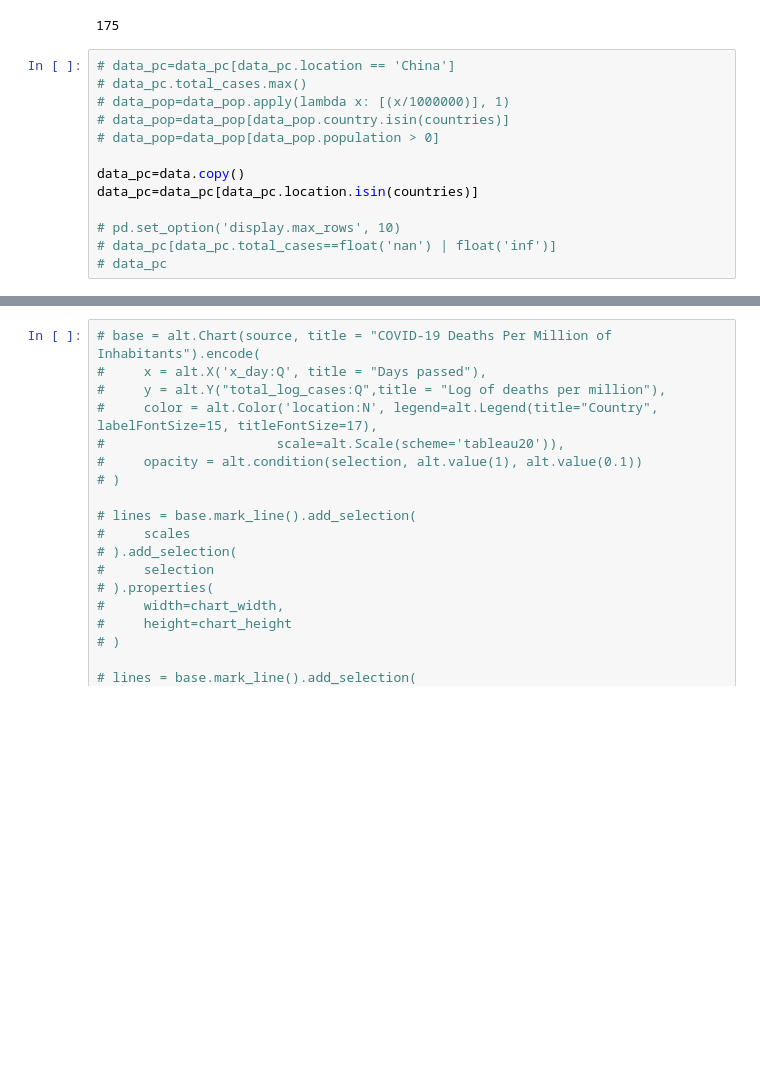
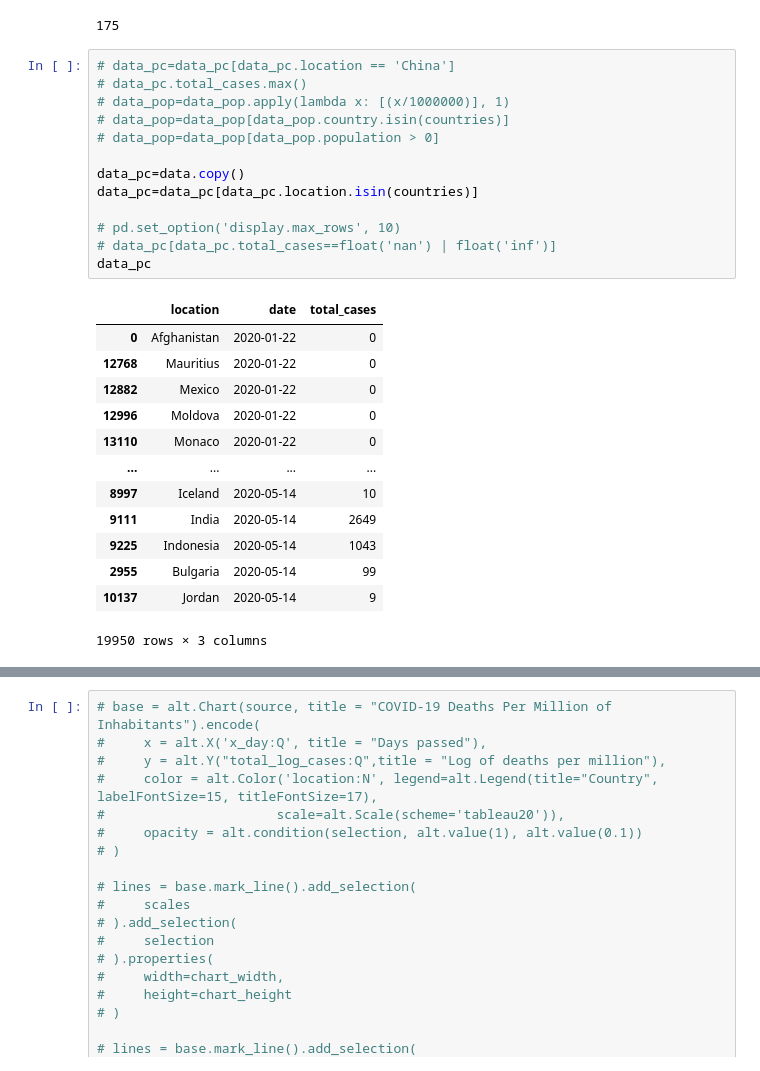
Before and after one commit to Guneetgstar/covid19, a Jupyter notebook: _notebooks/2020-05-13-cases-per-million-population-worldwide-comparision.ipynb, the cells around one changed output, grey strips where cells are left out. Drawn from its saved outputs; the diff is of its cells as text; blank space fills up the shorter version.

```diff
--- a/_notebooks/2020-05-13-cases-per-million-population-worldwide-comparision.ipynb
+++ b/_notebooks/2020-05-13-cases-per-million-population-worldwide-comparision.ipynb
@@ -48,16 +42,30 @@ display(data_pop.country.unique().size , countries.size)
 # %%
 # data_pc=data_pc[data_pc.location == 'China']
 # data_pc.total_cases.max()
 # data_pop=data_pop.apply(lambda x: [(x/1000000)], 1)
 # data_pop=data_pop[data_pop.country.isin(countries)]
 # data_pop=data_pop[data_pop.population > 0]
 
 data_pc=data.copy()
 data_pc=data_pc[data_pc.location.isin(countries)]
 
 # pd.set_option('display.max_rows', 10)
 # data_pc[data_pc.total_cases==float('nan') | float('inf')]
-# data_pc
+data_pc
+# %% [output]
+|  | location | date | total_cases |
+| 0 | Afghanistan | 2020-01-22 | 0 |
+| 12768 | Mauritius | 2020-01-22 | 0 |
+| 12882 | Mexico | 2020-01-22 | 0 |
+| 12996 | Moldova | 2020-01-22 | 0 |
+| 13110 | Monaco | 2020-01-22 | 0 |
+| ... | ... | ... | ... |
+| 8997 | Iceland | 2020-05-14 | 10 |
+| 9111 | India | 2020-05-14 | 2649 |
+| 9225 | Indonesia | 2020-05-14 | 1043 |
+| 2955 | Bulgaria | 2020-05-14 | 99 |
+| 10137 | Jordan | 2020-05-14 | 9 |
+19950 rows × 3 columns
 # %%
 for i in countries:
     data_pc.loc[data_pc.location == i,"total_cases"] = data_pc.loc[data_pc.location == i,"total_cases"]/(data_pop.loc[data_pop.country == i, "population"].astype(float).to_list()[0]/1000000)
```
Also changed, not shown: parts of 10 cells of this notebook, 3 other files.
